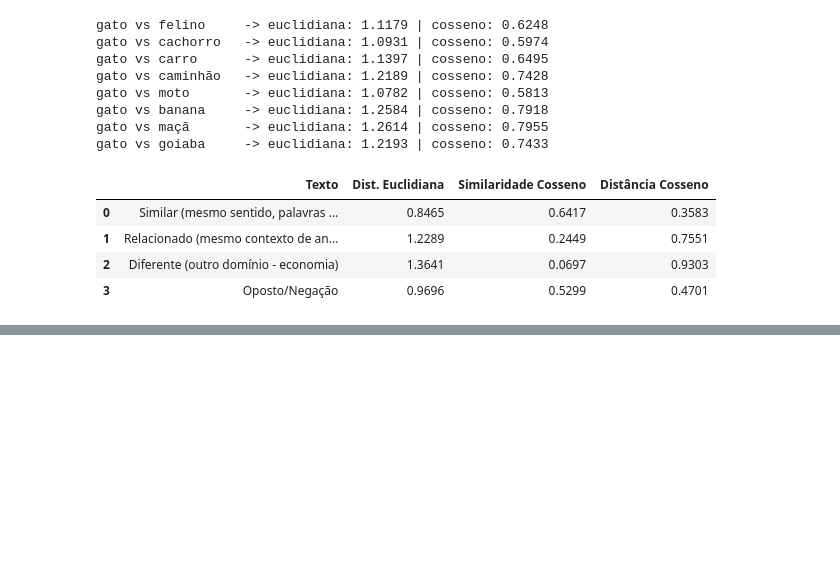
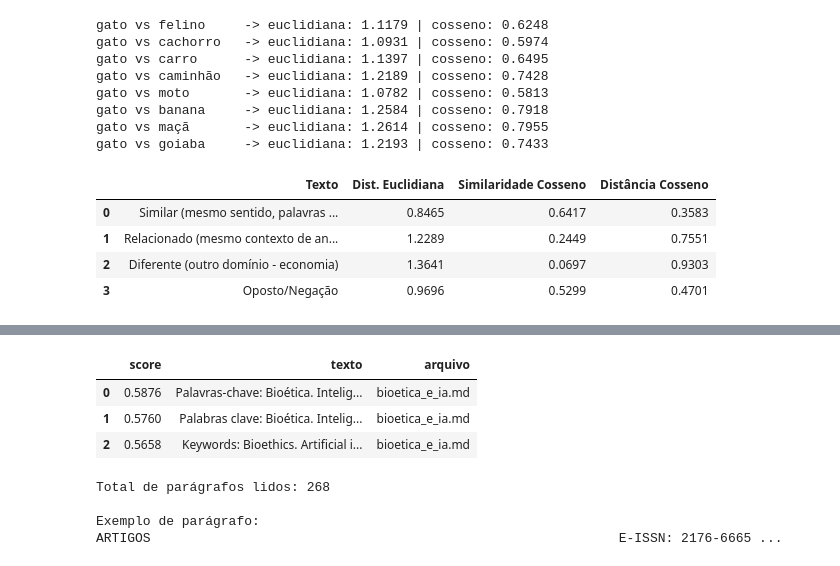
Before and after one commit to MARCIO-COSTA93/Residencia-Trilhas-em-Tecnologias-IA-Generativa-RAG, a Jupyter notebook: AULA_03/Aula_03_a.ipynb, the cells around one changed output, grey strips where cells are left out. Drawn from its saved outputs; the diff is of its cells as text; code cells hidden in the pictures; blank space fills up the shorter version.

```diff
--- a/AULA_03/Aula_03_a.ipynb
+++ b/AULA_03/Aula_03_a.ipynb
@@ -233,0 +271,20 @@ df_resultados
+# %%
+# 2. Gerar embeddings para todas as linhas (em lotes de 50, para não estourar limite da API)
+import time
+
+def gerar_embeddings_em_blocos(lista_textos, tamanho_bloco=50):
+    todos_embeddings = []
+    total_tokens = 0
+    for i in range(0, len(lista_textos), tamanho_bloco):
+        bloco = lista_textos[i:i + tamanho_bloco]
+        embs, tokens = gerar_embeddings_em_lote(bloco)
+        todos_embeddings.extend(embs)
+        total_tokens += tokens
+        print(f"Bloco {i}-{i+len(bloco)} processado ({len(todos_embeddings)}/{len(lista_textos)})")
+    return todos_embeddings, total_tokens
+
+textos_trechos = [t["texto"] for t in trechos]
+embeddings_trechos, tokens_totais = gerar_embeddings_em_blocos(textos_trechos, tamanho_bloco=50)
+
+print(f"\n✅ Total de embeddings gerados: {len(embeddings_trechos)}")
+print(f"Total de tokens gastos: {tokens_totais}")
@@ -233,0 +306,60 @@ df_resultados
+# %%
+# 3-6. Definir query, calcular similaridade contra cada trecho, retornar TOP 3
+import numpy as np
+import pandas as pd
+
+def buscar_top_k(query, trechos, embeddings_trechos, k=3):
+    """
+    Busca semântica simples: compara o embedding da query contra
+    todos os embeddings dos trechos e retorna os top k mais similares.
+    """
+    vec_query = np.array(get_embedding(query), dtype=np.float32)
+
+    resultados = []
+    for trecho, emb in zip(trechos, embeddings_trechos):
+        vec_trecho = np.array(emb, dtype=np.float32)
+        score = similaridade_cosseno(vec_query, vec_trecho)
+        resultados.append({
+            "score": round(score, 4),
+            "texto": trecho["texto"],
+            "arquivo": trecho["arquivo"]
+        })
+
+    resultados.sort(key=lambda x: x["score"], reverse=True)
+    return resultados[:k]
+
+# Exemplo de busca
+query = "O que é bioética e por que ela é importante na inteligência artificial?"
+top3 = buscar_top_k(query, trechos, embeddings_trechos, k=3)
+
+df_top3 = pd.DataFrame(top3)
+df_top3
+# %% [output]
+|  | score | texto | arquivo |
+| 0 | 0.5876 | Palavras-chave: Bioética. Intelig... | bioetica_e_ia.md |
+| 1 | 0.5760 | Palabras clave: Bioética. Intelig... | bioetica_e_ia.md |
+| 2 | 0.5658 | Keywords: Bioethics. Artificial i... | bioetica_e_ia.md |
+# %%
+def ler_paragrafos(nome_arquivo, min_caracteres=80):
+    with open(nome_arquivo, 'r', encoding='utf-8') as f:
+        conteudo = f.read()
+    # separa por linha(s) em branco = parágrafos
+    blocos = conteudo.split('\n\n')
+    # filtra blocos muito curtos (números de página, marcadores de imagem, títulos soltos)
+    paragrafos = [b.strip() for b in blocos if len(b.strip()) >= min_caracteres]
+    return paragrafos
+
+trechos_paragrafo = []
+for nome_arquivo in arquivos_md:
+    paragrafos = ler_paragrafos(nome_arquivo)
+    for p in paragrafos:
+        trechos_paragrafo.append({"texto": p, "arquivo": nome_arquivo})
+
+print(f"Total de parágrafos lidos: {len(trechos_paragrafo)}")
+print(f"\nExemplo de parágrafo:")
+print(trechos_paragrafo[0]["texto"][:300], "...")
+# %% [output]
+Total de parágrafos lidos: 268
+
+Exemplo de parágrafo:
+ARTIGOS                                                            E-ISSN: 2176-6665 ...
```
Also changed, not shown: parts of 12 cells of this notebook.
